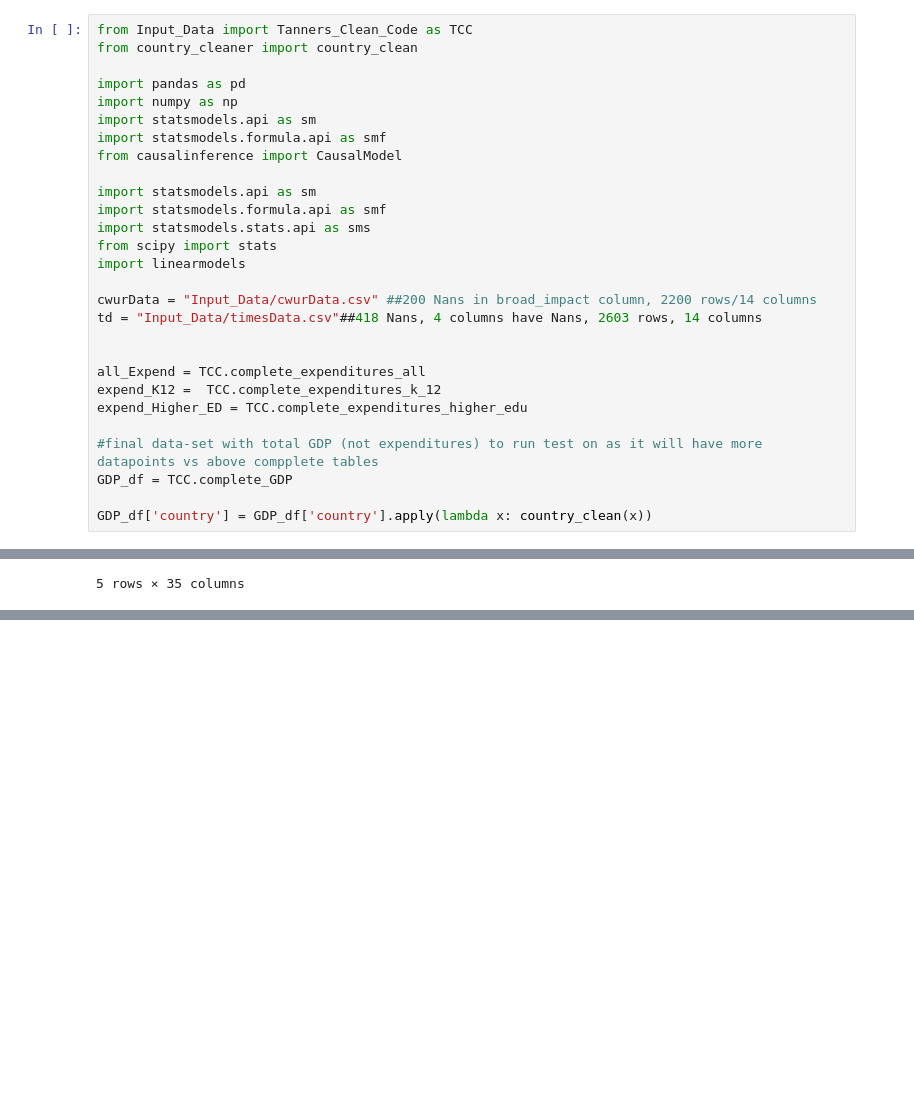
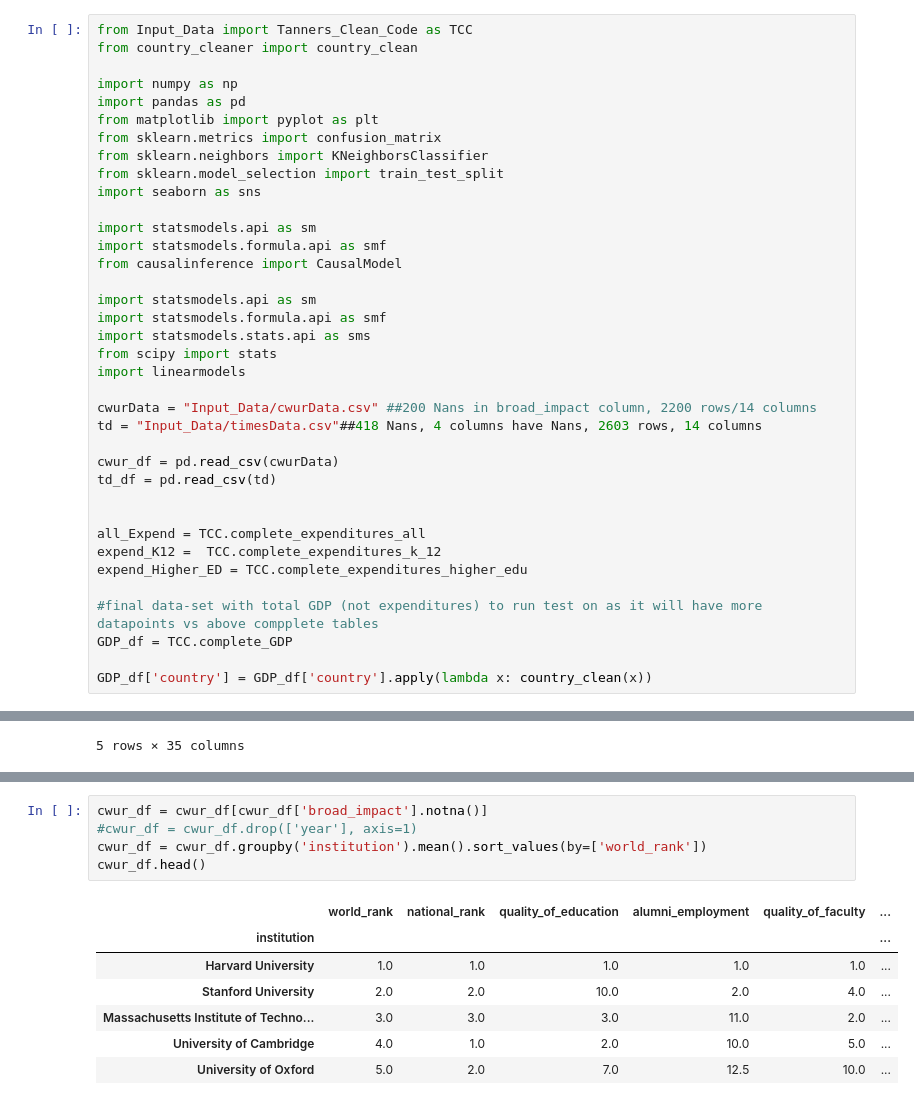
Before and after one commit to bluewallumich/Predicting-Educational-Outcomes, a Jupyter notebook: Supervised_Inference.ipynb, the cells around one changed output, grey strips where cells are left out. Saved outputs shown, nothing was run; the diff lists cells and outputs as text; blank space fills up the shorter version.

```diff
--- a/Supervised_Inference.ipynb
+++ b/Supervised_Inference.ipynb
@@ -2,8 +2,14 @@
 from Input_Data import Tanners_Clean_Code as TCC
 from country_cleaner import country_clean
 
+import numpy as np
 import pandas as pd
-import numpy as np
+from matplotlib import pyplot as plt
+from sklearn.metrics import confusion_matrix
+from sklearn.neighbors import KNeighborsClassifier
+from sklearn.model_selection import train_test_split
+import seaborn as sns
+
 import statsmodels.api as sm
 import statsmodels.formula.api as smf
 from causalinference import CausalModel
@@ -17,6 +23,9 @@ import linearmodels
 cwurData = "Input_Data/cwurData.csv" ##200 Nans in broad_impact column, 2200 rows/14 columns
 td = "Input_Data/timesData.csv"##418 Nans, 4 columns have Nans, 2603 rows, 14 columns
 
+cwur_df = pd.read_csv(cwurData)
+td_df = pd.read_csv(td)
+
 
 all_Expend = TCC.complete_expenditures_all
 expend_K12 =  TCC.complete_expenditures_k_12
@@ -115,3 +127,16 @@ from sklearn.model_selection import train_test_split
 #Least Squares
 #Subset Lasso
 #Gradient Boost Tree
+# %%
+cwur_df = cwur_df[cwur_df['broad_impact'].notna()]
+#cwur_df = cwur_df.drop(['year'], axis=1)
+cwur_df = cwur_df.groupby('institution').mean().sort_values(by=['world_rank'])
+cwur_df.head()
+# %% [output]
+|  | world_rank | national_rank | quality_of_education | alumni_employment | quality_of_faculty | ... |
+| institution |  |  |  |  |  | ... |
+| Harvard University | 1.0 | 1.0 | 1.0 | 1.0 | 1.0 | ... |
+| Stanford University | 2.0 | 2.0 | 10.0 | 2.0 | 4.0 | ... |
+| Massachusetts Institute of Techno... | 3.0 | 3.0 | 3.0 | 11.0 | 2.0 | ... |
+| University of Cambridge | 4.0 | 1.0 | 2.0 | 10.0 | 5.0 | ... |
+| University of Oxford | 5.0 | 2.0 | 7.0 | 12.5 | 10.0 | ... |
```
Also changed, not shown: parts of 1 cell of this notebook.
